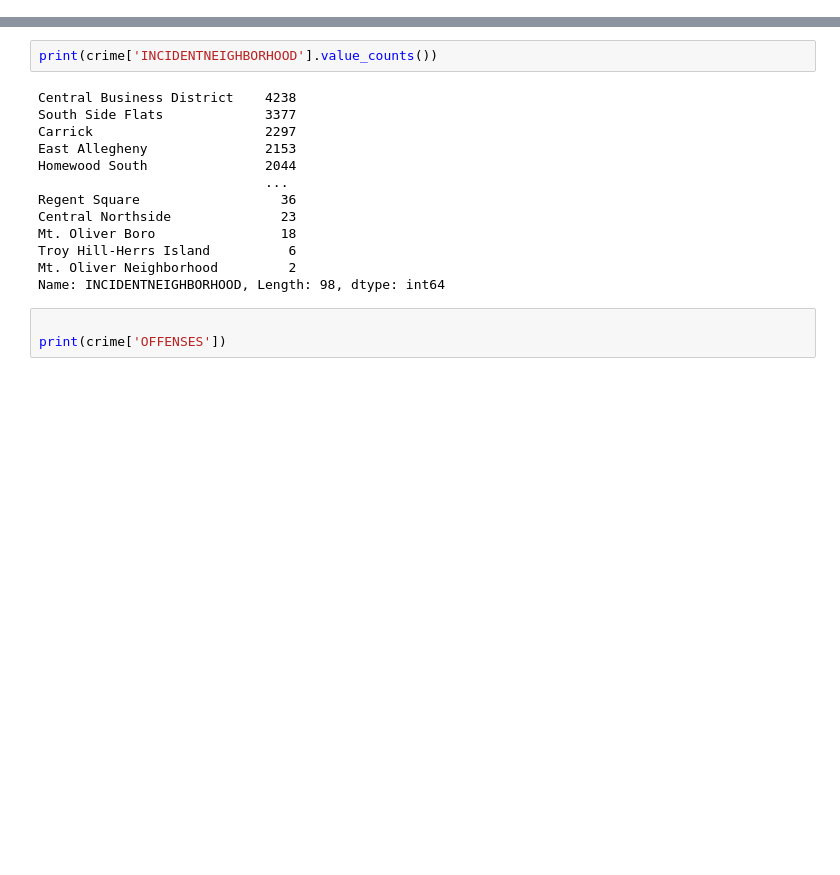
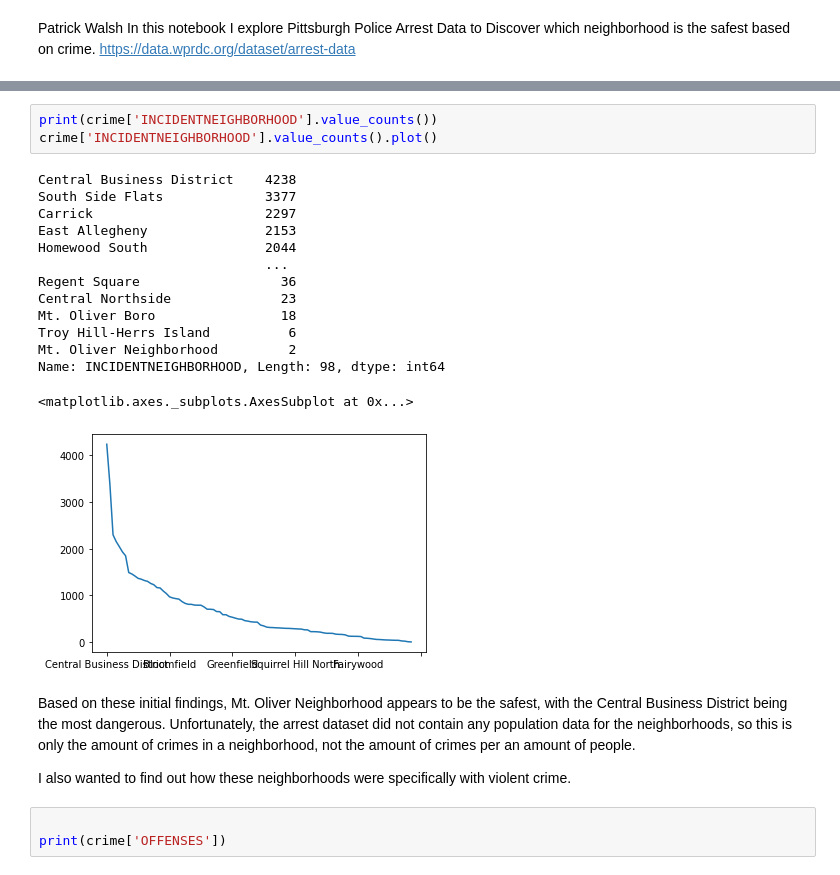
Before and after one commit to pww56/Group-23-Final-Project, a Jupyter notebook: Crime.ipynb, the cells around one changed output, grey strips where cells are left out. Drawn from its saved outputs; the diff is of its cells as text; blank space fills up the shorter version.

```diff
--- a/Crime.ipynb
+++ b/Crime.ipynb
@@ -1,3 +1,7 @@
+# %% [markdown]
+Patrick Walsh
+In this notebook I explore Pittsburgh Police Arrest Data to Discover which neighborhood is the safest based on crime.
+https://data.wprdc.org/dataset/arrest-data
 # %%
 import pandas as pd
 import numpy as np
@@ -20,19 +24,26 @@ crime.head(10)
 | 9 | 10 | 1974647 | 16138646 | 14.0 | M | B | 2016-08-23T13:36:00 | Zone 2 | 3127 Indecent Exposure. / 3123(a)... | ... |
 # %%
 print(crime['INCIDENTNEIGHBORHOOD'].value_counts())
+crime['INCIDENTNEIGHBORHOOD'].value_counts().plot()
 # %% [output]
 Central Business District    4238
 South Side Flats             3377
 Carrick                      2297
 East Allegheny               2153
 Homewood South               2044
                              ...
 Regent Square                  36
 Central Northside              23
 Mt. Oliver Boro                18
 Troy Hill-Herrs Island          6
 Mt. Oliver Neighborhood         2
 Name: INCIDENTNEIGHBORHOOD, Length: 98, dtype: int64
+<matplotlib.axes._subplots.AxesSubplot at 0x...>
+[figure, added]
+# %% [markdown]
+Based on these initial findings, Mt. Oliver Neighborhood appears to be the safest, with the Central Business District being the most dangerous.  Unfortunately, the arrest dataset did not contain any population data for the neighborhoods, so this is only the amount of crimes in a neighborhood, not the amount of crimes per an amount of people.
+
+I also wanted to find out how these neighborhoods were specifically with violent crime.
 # %%
 
 print(crime['OFFENSES'])
```
Also changed, not shown: parts of 9 cells of this notebook.
